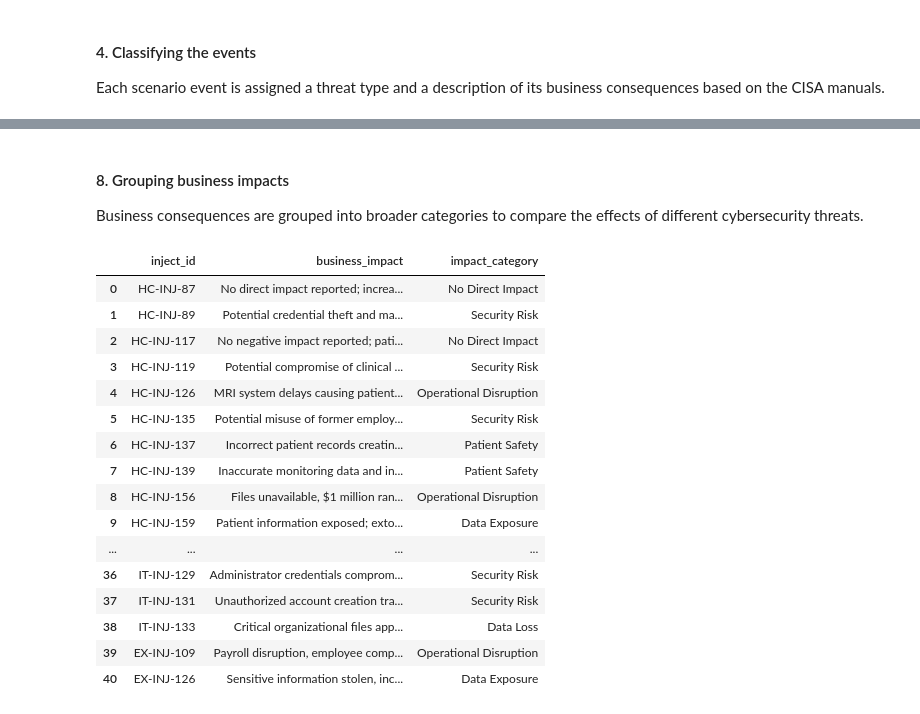
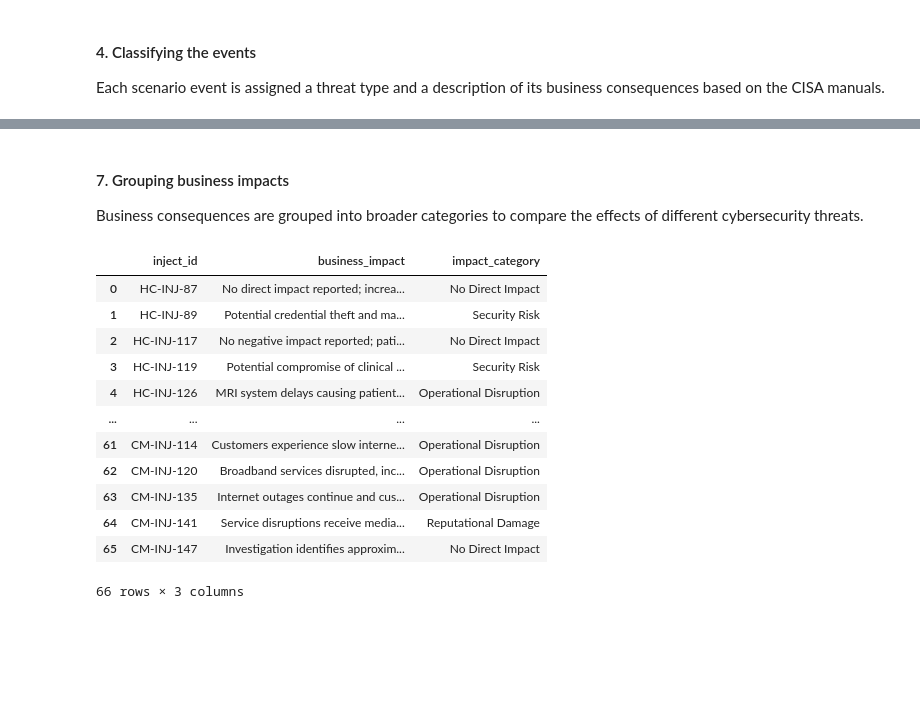
Before and after one commit to Mastercoder-1000/Data-Strategy-amp-Modelling-for-a-Strategic-Cybersecurity-Decision-Making-Exercise-Platform-, a Jupyter notebook: notebooks/cisa_analysis.ipynb, the cells around one changed output, grey strips where cells are left out. Saved outputs shown, nothing was run; the diff lists cells and outputs as text; code cells hidden in the pictures; blank space fills up the shorter version.

```diff
--- a/notebooks/cisa_analysis.ipynb
+++ b/notebooks/cisa_analysis.ipynb
@@ -318,6 +409,8 @@ Similar threat types are grouped into broader categories to make them easier to
 threat_groups = {
     "Ransomware": "Ransomware",
     "Whaling / Ransomware": "Ransomware",
+    "Suspected Ransomware": "Ransomware",
+    "Extortion Threat": "Ransomware",
 
     "Suspected Phishing": "Phishing",
 
@@ -347,7 +440,10 @@ threat_groups = {
 
     "Security Alert": "No Confirmed Incident",
     "No Specific Threat": "No Confirmed Incident",
-    "No Specific Cyber Threat": "No Confirmed Incident"
+    "No Specific Cyber Threat": "No Confirmed Incident",
+
+    "DDoS": "Denial of Service",
+    "DDoS / Unintentional TDoS": "Denial of Service",
 }
 
 df_labeled["threat_category"] = df_labeled["threat_type"].map(threat_groups)
@@ -376,5 +484,5 @@ display(df_labeled[["inject_id", "threat_type", "threat_category"]])
 # %% [markdown]
-#### 8. Grouping business impacts
+#### 7. Grouping business impacts
 Business consequences are grouped into broader categories to compare the effects of different cybersecurity threats.
 # %%
 impact_groups = {
@@ -416,42 +524,69 @@ impact_groups = {
     "IT-INJ-87": "Financial Cost",
     "IT-INJ-89": "Data Exposure",
     "IT-INJ-91": "Personnel Consequences",
     "IT-INJ-93": "Security Risk",
     "IT-INJ-121": "Financial Cost",
     "IT-INJ-123": "Security Risk",
     "IT-INJ-125": "Data Loss",
     "IT-INJ-127": "Security Risk",
     "IT-INJ-129": "Security Risk",
     "IT-INJ-131": "Security Risk",
     "IT-INJ-133": "Data Loss",
 
     # Executives
     "EX-INJ-109": "Operational Disruption",
-    "EX-INJ-126": "Data Exposure"
+    "EX-INJ-126": "Data Exposure",
+
+    # Industrial Control Systems
+    "ICS-INJ-90": "No Direct Impact",
+    "ICS-INJ-102": "No Direct Impact",
+    "ICS-INJ-116": "Security Risk",
+    "ICS-INJ-118": "Security Risk",
+    "ICS-INJ-129": "Security Risk",
+    "ICS-INJ-139": "Operational Disruption",
+    "ICS-INJ-146": "Operational Disruption",
+    "ICS-INJ-165": "Operational Disruption",
+    "ICS-INJ-167": "Data Exposure",
+
+    # Financial Services
+    "FS-INJ-83": "No Direct Impact",
+    "FS-INJ-98": "Security Risk",
+    "FS-INJ-110": "Operational Disruption",
+    "FS-INJ-119": "Data Exposure",
+    "FS-INJ-123": "Operational Disruption",
+    "FS-INJ-133": "Operational Disruption",
+    "FS-INJ-141": "Reputational Damage",
+    "FS-INJ-150": "Reputational Damage",
+
+    # Communications
+    "CM-INJ-83": "No Direct Impact",
+    "CM-INJ-95": "Security Risk",
+    "CM-INJ-108": "No Direct Impact",
+    "CM-INJ-114": "Operational Disruption",
+    "CM-INJ-120": "Operational Disruption",
+    "CM-INJ-135": "Operational Disruption",
+    "CM-INJ-141": "Reputational Damage",
+    "CM-INJ-147": "No Direct Impact"
 }
 
 assert set(df_labeled["inject_id"]) == set(impact_groups)
 
 df_labeled["impact_category"] = df_labeled["inject_id"].map(impact_groups)
 
 display(df_labeled[
     ["inject_id", "business_impact", "impact_category"]
 ])
 # %% [output]
 |  | inject_id | business_impact | impact_category |
 | 0 | HC-INJ-87 | No direct impact reported; increa... | No Direct Impact |
 | 1 | HC-INJ-89 | Potential credential theft and ma... | Security Risk |
 | 2 | HC-INJ-117 | No negative impact reported; pati... | No Direct Impact |
 | 3 | HC-INJ-119 | Potential compromise of clinical ... | Security Risk |
 | 4 | HC-INJ-126 | MRI system delays causing patient... | Operational Disruption |
-| 5 | HC-INJ-135 | Potential misuse of former employ... | Security Risk |
-| 6 | HC-INJ-137 | Incorrect patient records creatin... | Patient Safety |
-| 7 | HC-INJ-139 | Inaccurate monitoring data and in... | Patient Safety |
-| 8 | HC-INJ-156 | Files unavailable, $1 million ran... | Operational Disruption |
-| 9 | HC-INJ-159 | Patient information exposed; exto... | Data Exposure |
 | ... | ... | ... | ... |
-| 36 | IT-INJ-129 | Administrator credentials comprom... | Security Risk |
-| 37 | IT-INJ-131 | Unauthorized account creation tra... | Security Risk |
-| 38 | IT-INJ-133 | Critical organizational files app... | Data Loss |
-| 39 | EX-INJ-109 | Payroll disruption, employee comp... | Operational Disruption |
-| 40 | EX-INJ-126 | Sensitive information stolen, inc... | Data Exposure |
+| 61 | CM-INJ-114 | Customers experience slow interne... | Operational Disruption |
+| 62 | CM-INJ-120 | Broadband services disrupted, inc... | Operational Disruption |
+| 63 | CM-INJ-135 | Internet outages continue and cus... | Operational Disruption |
+| 64 | CM-INJ-141 | Service disruptions receive media... | Reputational Damage |
+| 65 | CM-INJ-147 | Investigation identifies approxim... | No Direct Impact |
+66 rows × 3 columns
```
Also changed, not shown: parts of 16 cells of this notebook, 8 other files.
